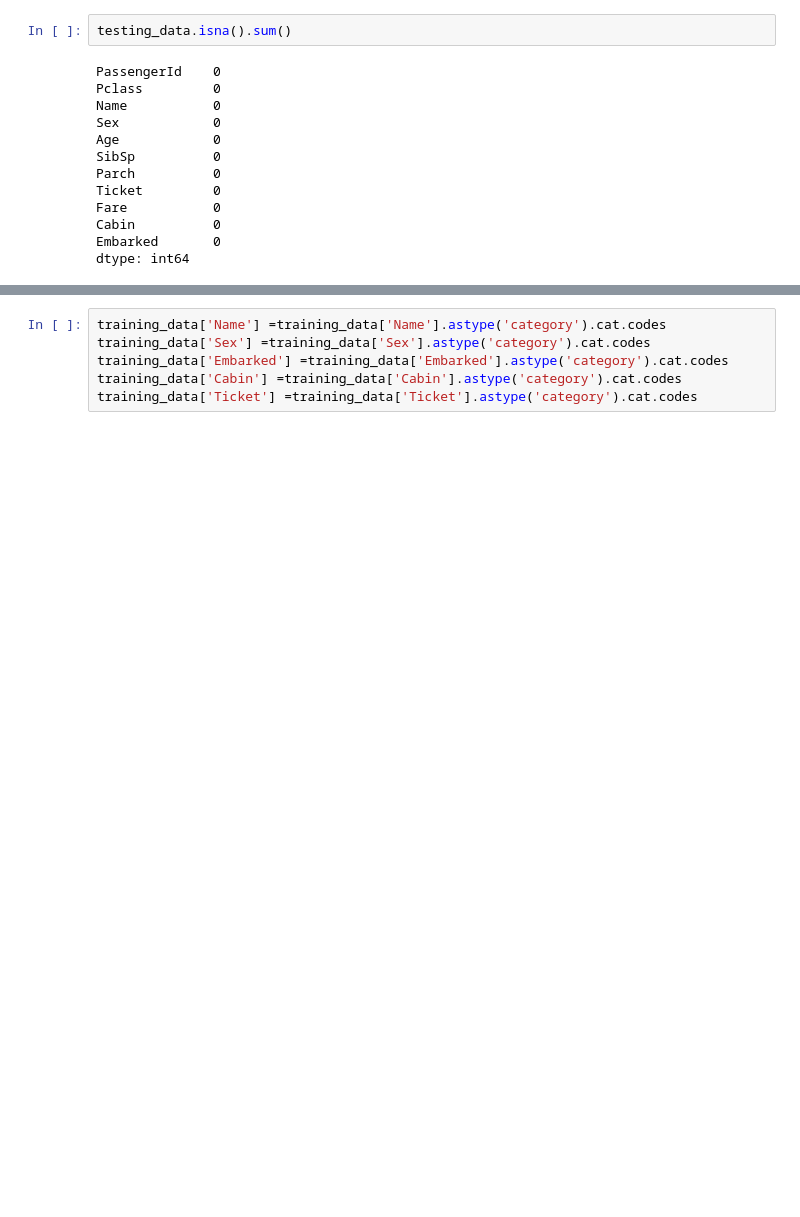
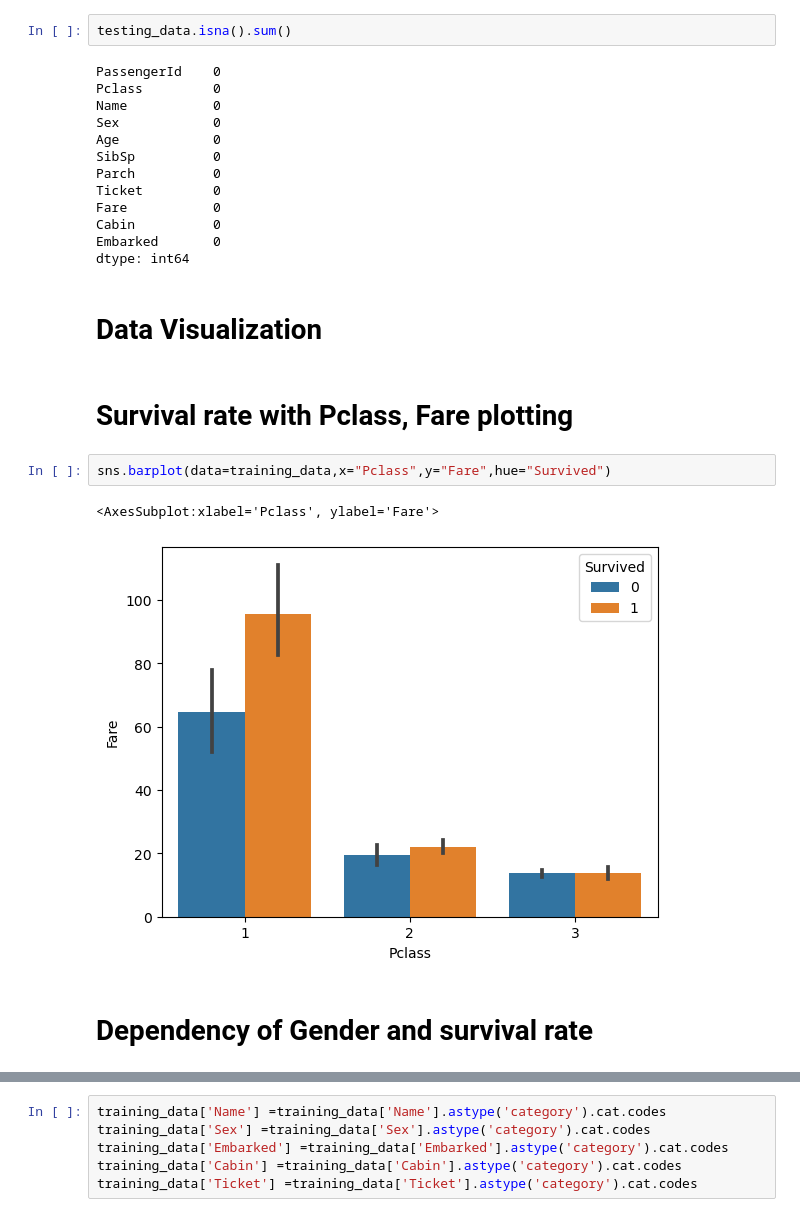
Before and after one commit to Moukthika1253/Mou_DataMining_TermProject, a Jupyter notebook: notebook4b6538a249.ipynb, the cells around one changed output, grey strips where cells are left out. Cells and saved outputs as stored; diff of their text form; blank space fills up the shorter version.

```diff
--- a/notebook4b6538a249.ipynb
+++ b/notebook4b6538a249.ipynb
@@ -140,3 +137,14 @@ Fare           0
 Cabin          0
 Embarked       0
 dtype: int64
+# %% [markdown]
+# Data Visualization
+# %% [markdown]
+# Survival rate with Pclass, Fare plotting
+# %%
+sns.barplot(data=training_data,x="Pclass",y="Fare",hue="Survived")
+# %% [output]
+<AxesSubplot:xlabel='Pclass', ylabel='Fare'>
+[figure, added]
+# %% [markdown]
+# Dependency of Gender and survival rate
```
Also changed, not shown: parts of 64 cells of this notebook.
